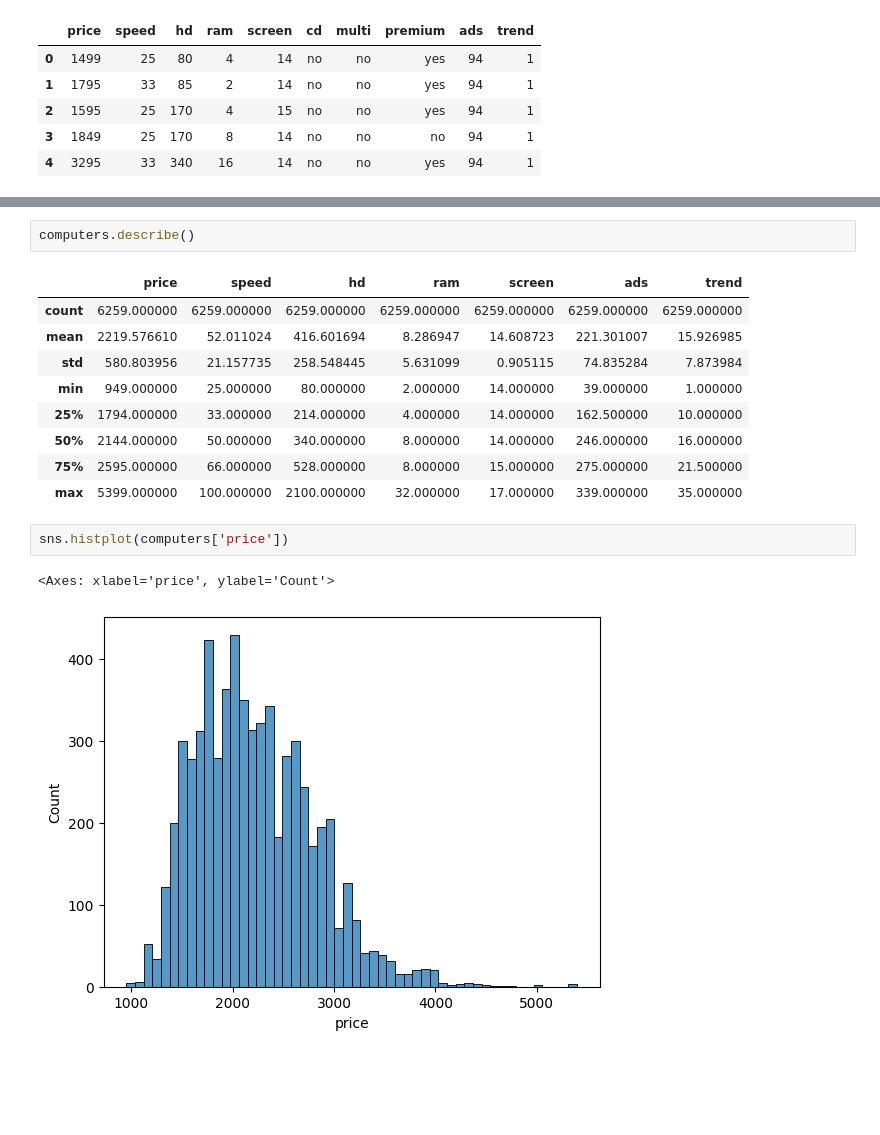
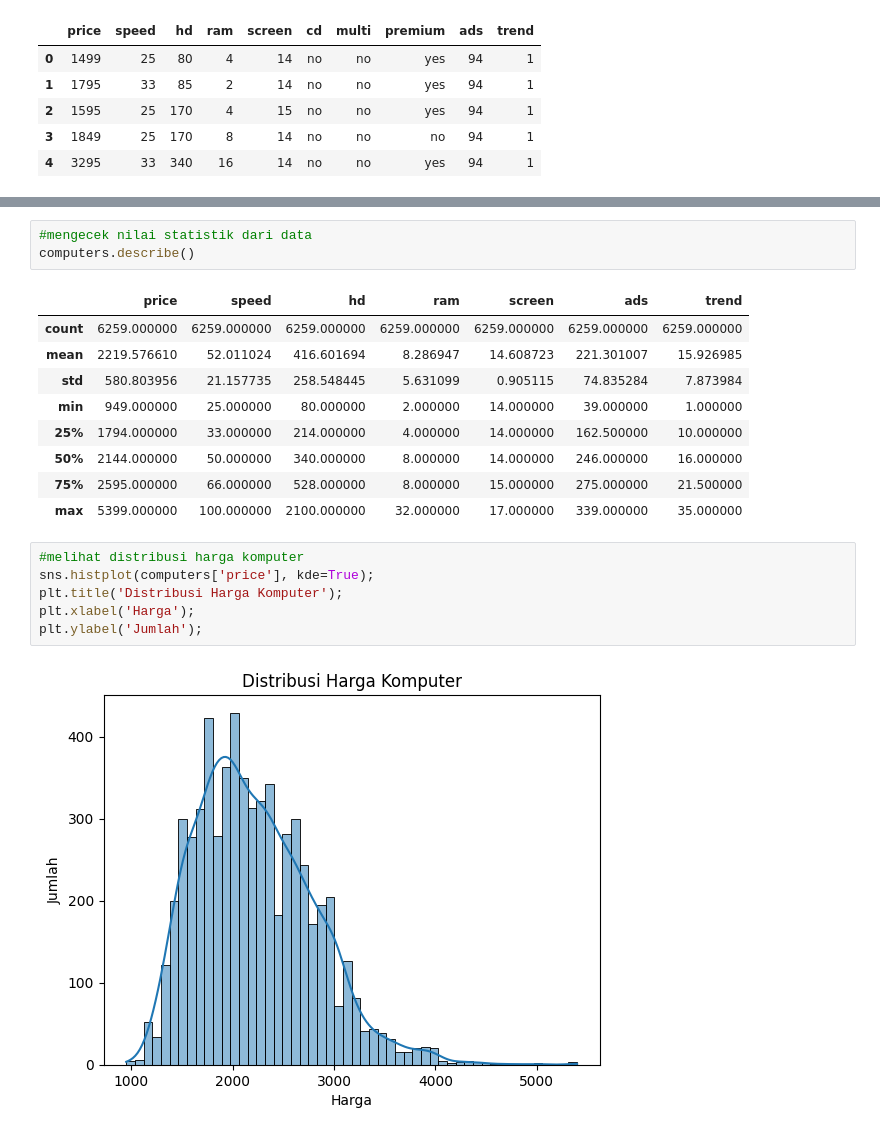
Before and after one commit to daffa-789/EC-EB, a Jupyter notebook: TUGAS UTS.ipynb, the cells around one changed output, grey strips where cells are left out. Drawn from its saved outputs; the diff is of its cells as text; blank space fills up the shorter version.

```diff
--- a/TUGAS UTS.ipynb
+++ b/TUGAS UTS.ipynb
@@ -41,6 +42,7 @@ Data columns (total 10 columns):
 dtypes: int64(7), str(3)
 memory usage: 489.1 KB
 # %%
+#mengecek nilai statistik dari data
 computers.describe()
 # %% [output]
 |  | price | speed | hd | ram | screen | ads | trend |
@@ -53,8 +55,11 @@ computers.describe()
 | 75% | 2595.000000 | 66.000000 | 528.000000 | 8.000000 | 15.000000 | 275.000000 | 21.500000 |
 | max | 5399.000000 | 100.000000 | 2100.000000 | 32.000000 | 17.000000 | 339.000000 | 35.000000 |
 # %%
-sns.histplot(computers['price'])
+#melihat distribusi harga komputer
+sns.histplot(computers['price'], kde=True);
+plt.title('Distribusi Harga Komputer');
+plt.xlabel('Harga');
+plt.ylabel('Jumlah');
 # %% [output]
-<Axes: xlabel='price', ylabel='Count'>
-[figure, old version]
+[figure, new version]
 # %%
```
Also changed, not shown: parts of 19 cells of this notebook, 6 other files.
